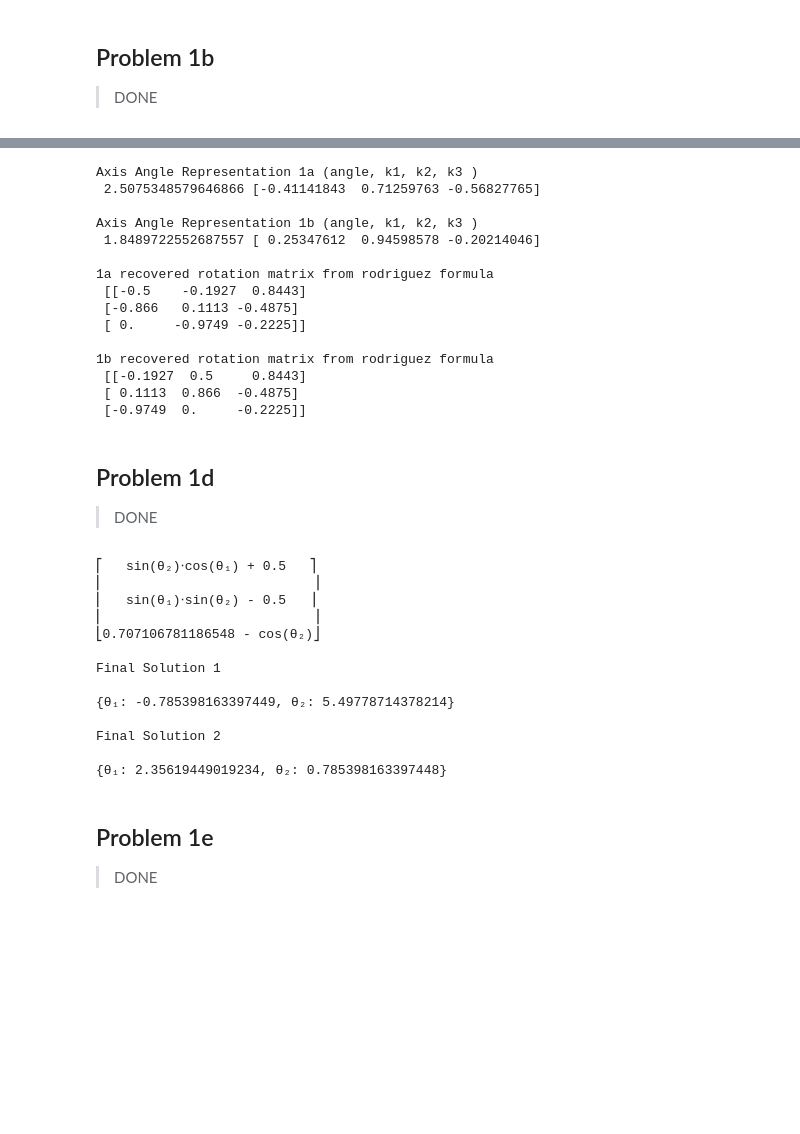
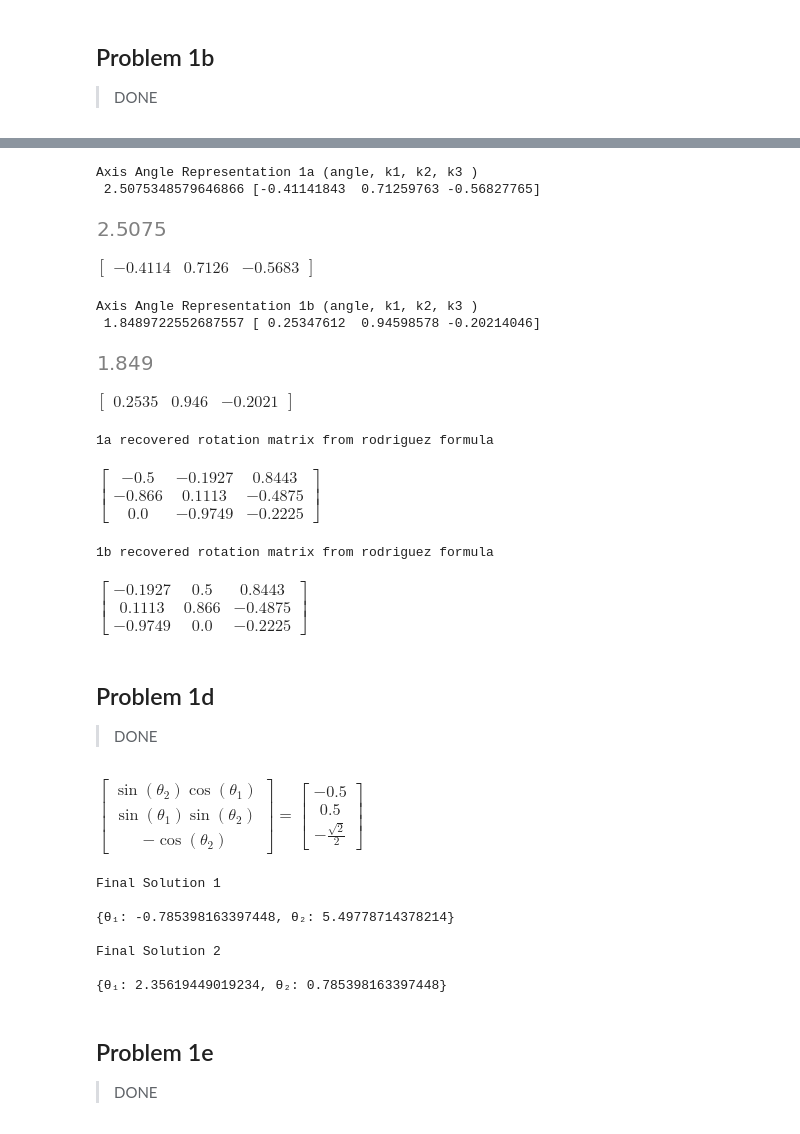
Before and after one commit to Milbert12/Robotics-Project1, a Jupyter notebook: Problems_12.ipynb, the cells around one changed output, grey strips where cells are left out. Cells and saved outputs as stored; diff of their text form; code cells hidden in the pictures; blank space fills up the shorter version.

```diff
--- a/Problems_12.ipynb
+++ b/Problems_12.ipynb
@@ -172,43 +177,44 @@ Quaternions (s, k1, k2, k3)
 # %%
 #axis angle representation
 #rodriguez formula
 
 angle_1a, axis_1a = tr2angvec(H1a.R)
 print("\nAxis Angle Representation 1a (angle, k1, k2, k3 )\n", angle_1a, axis_1a)
+display(np.array(angle_1a).round(4), sp.Array(np.array(axis_1a).round(4)))
 
 angle_1b, axis_1b = tr2angvec(H1b.R)
 print("\nAxis Angle Representation 1b (angle, k1, k2, k3 )\n", angle_1b, axis_1b)
+display(np.array(angle_1b).round(4), sp.Array(np.array(axis_1b).round(4)))
 
 I = SO3()
 
 Rod_1a = I + sin(angle_1a)*skew(axis_1a) + (1 - cos(angle_1a))*(skew(axis_1a)@skew(axis_1a))
 
 Rod_1b = I + sin(angle_1b)*skew(axis_1b) + (1 - cos(angle_1b))*(skew(axis_1b)@skew(axis_1b))
 
-print("\n1a recovered rotation matrix from rodriguez formula\n", Rod_1a.round(4))
+print("1a recovered rotation matrix from rodriguez formula\n")
+display(sp.Matrix(Rod_1a.round(4)))
 
-print("\n1b recovered rotation matrix from rodriguez formula\n", Rod_1b.round(4))
+print("1b recovered rotation matrix from rodriguez formula\n")
+display(sp.Matrix(Rod_1b.round(4)))
 # %% [output]
 Axis Angle Representation 1a (angle, k1, k2, k3 )
  2.5075348579646866 [-0.41141843  0.71259763 -0.56827765]
-
-Axis Angle Representation 1b (angle, k1, k2, k3 )
- 1.8489722552687557 [ 0.25347612  0.94598578 -0.20214046]
-
-1a recovered rotation matrix from rodriguez formula
- [[-0.5    -0.1927  0.8443]
- [-0.866   0.1113 -0.4875]
- [ 0.     -0.9749 -0.2225]]
-
-1b recovered rotation matrix from rodriguez formula
- [[-0.1927  0.5     0.8443]
- [ 0.1113  0.866  -0.4875]
- [-0.9749  0.     -0.2225]]
+[figure, added]
+$\displaystyle \left[\begin{matrix}-0.4114 & 0.7126 & -0.5683\end{matrix}\right]$
+Axis Angle Representation 1b (angle, k1, k2, k3 )
+ 1.8489722552687557 [ 0.25347612  0.94598578 -0.20214046]
+[figure, added]
+$\displaystyle \left[\begin{matrix}0.2535 & 0.946 & -0.2021\end{matrix}\right]$
+1a recovered rotation matrix from rodriguez formula
+$\displaystyle \left[\begin{matrix}-0.5 & -0.1927 & 0.8443\\-0.866 & 0.1113 & -0.4875\\0.0 & -0.9749 & -0.2225\end{matrix}\right]$
+1b recovered rotation matrix from rodriguez formula
+$\displaystyle \left[\begin{matrix}-0.1927 & 0.5 & 0.8443\\0.1113 & 0.866 & -0.4875\\-0.9749 & 0.0 & -0.2225\end{matrix}\right]$
 # %% [markdown]
 ## Problem 1d
 > DONE
 # %%
-k_1d = Matrix([-0.5, 0.5, -sqrt(2)/2])
+k_1d = Matrix([-0.5, 0.5, -sp.sqrt(2)/2])
 z_1d = Matrix([sym_H0c[0,2], sym_H0c[1,2], sym_H0c[2,2]])
 
 
@@ -220,22 +226,17 @@ eqns_1d = eqns_1d.subs({t_2: 'theta_2'})
 
 solutions_1d = solve(eqns_1d, ('theta_1', 'theta_2'), dict=True)
 
-sp.pprint(eqns_1d)
+display(sp.Eq(z_1d.subs({t_2: 'theta_2'}).subs({t_1: 'theta_1'}), k_1d))
 
 print("\nFinal Solution 1\n")
 sp.pprint(solutions_1d[0])
 print("\nFinal Solution 2\n")
 sp.pprint(solutions_1d[1])
 # %% [output]
+$\displaystyle \left[\begin{matrix}\sin{\left(\theta_{2} \right)} \cos{\left(\theta_{1} \right)}\\\sin{\left(\theta_{1} \right)} \sin{\left(\theta_{2} \right)}\\- \cos{\left(\theta_{2} \right)}\end{matrix}\right] = \left[\begin{matrix}-0.5\\0.5\\- \frac{\sqrt{2}}{2}\end{matrix}\right]$
-⎡   sin(θ₂)⋅cos(θ₁) + 0.5   ⎤
-⎢                           ⎥
-⎢   sin(θ₁)⋅sin(θ₂) - 0.5   ⎥
-⎢                           ⎥
-⎣0.707106781186548 - cos(θ₂)⎦
-
 Final Solution 1
 
-{θ₁: -0.785398163397449, θ₂: 5.49778714378214}
+{θ₁: -0.785398163397448, θ₂: 5.49778714378214}
 
 Final Solution 2
 
```
Also changed, not shown: parts of 10 cells of this notebook, 7 other files.
